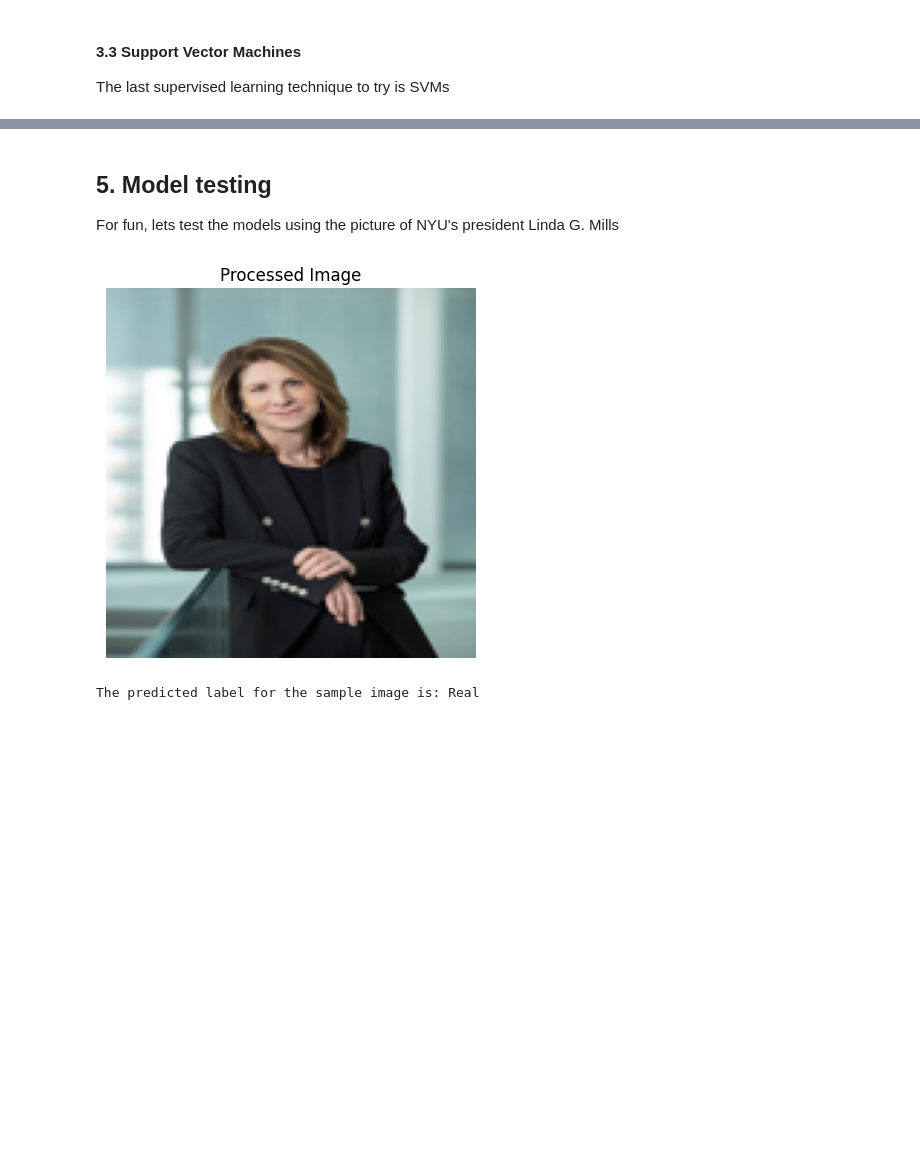
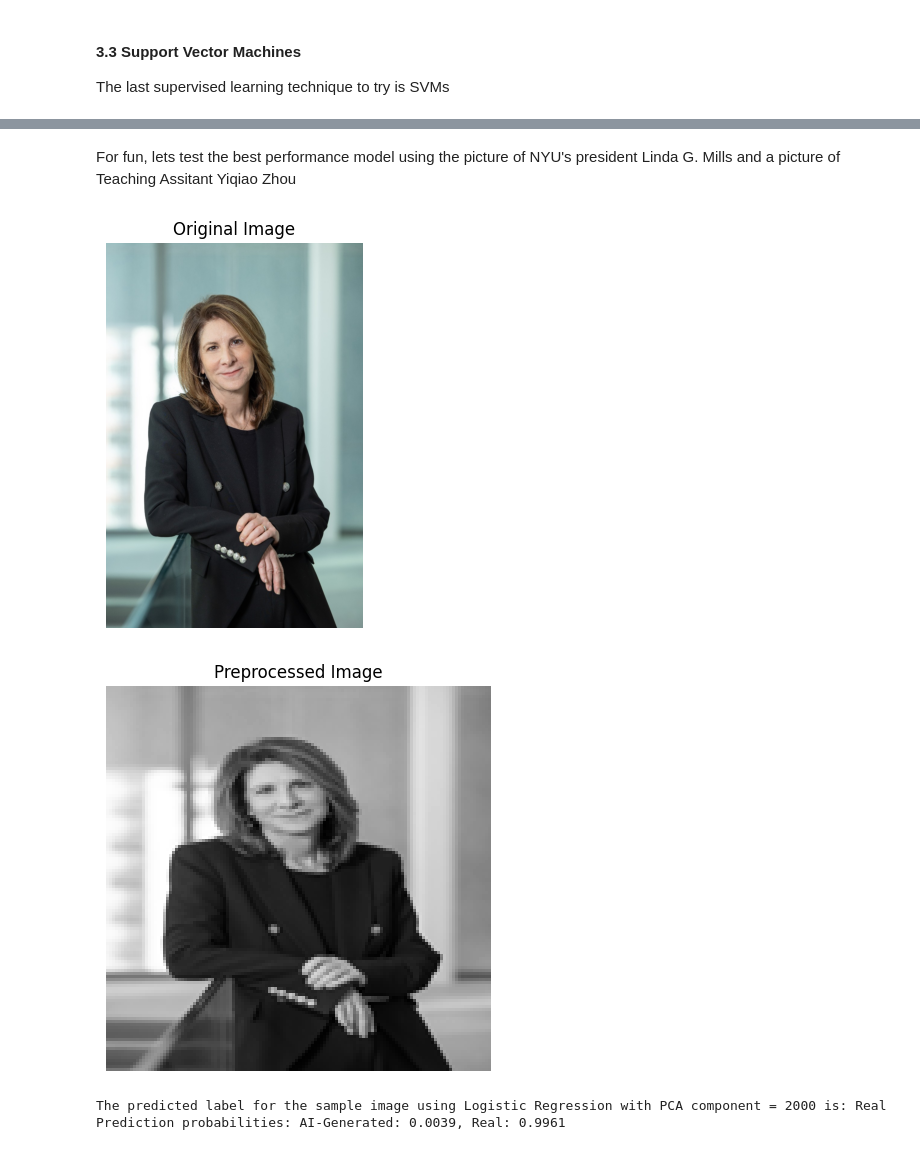
Before and after one commit to Kaiwen-Guo/AI_Face_Picture_Identifier, a Jupyter notebook: AI_Face_identifier.ipynb, the cells around one changed output, grey strips where cells are left out. Saved outputs shown, nothing was run; the diff lists cells and outputs as text; code cells hidden in the pictures; blank space fills up the shorter version.

Commit message:
Finished training and saving all models

```diff
--- a/AI_Face_identifier.ipynb
+++ b/AI_Face_identifier.ipynb
@@ -920,55 +1529,2 @@ KeyboardInterrupt:
 # %% [markdown]
-## 5. Model testing
-
-For fun, lets test the models using the picture of NYU's president Linda G. Mills
+For fun, lets test the best performance model using the picture of NYU's president Linda G. Mills and a picture of Teaching Assitant Yiqiao Zhou
-# %%
-# Function to load and preprocess a single image
-def preprocess_single_image(filepath, img_size):
-    """
-    Preprocess a single image: resize, normalize, and convert to numpy array.
-
-    filepath: Path to the image file.
-    img_size: Target size (width, height) for resizing the image.
-
-    Returns: Preprocessed image as a numpy array.
-    """
-    try:
-        img = Image.open(filepath).convert("RGB")  # Ensure RGB format
-        img = img.resize(img_size)  # Resize to target size
-        plt.imshow(img)
-        plt.title("Processed Image")
-        plt.axis("off")
-        plt.show()
-        return np.array(img) / 255.0  # Normalize pixel values
-    except Exception as e:
-        print(f"Error processing {filepath}: {e}")
-        return None
-
-# Preprocess the sample image
-SAMPLE_IMG_SIZE = (128, 128)  # Target size for resizing
-sample_image_path = "image.png"  # Update to your sample image path
-
-sample_image_processed = preprocess_single_image(sample_image_path, SAMPLE_IMG_SIZE)
-
-# Check the shape of the processed image and proceed to scaling if successful
-if sample_image_processed is not None:
-    # Flatten the image to match the input of the model
-    sample_image_flat = sample_image_processed.reshape(1, -1)
-
-    # Scale the sample image using the trained StandardScaler
-    sample_image_scaled = scaler.transform(sample_image_flat)
-
-    # Use the trained SVM model to predict the label for the sample image
-    sample_image_pred = np.sign(np.dot(sample_image_scaled, w_svm))
-
-    # Map prediction to label
-    predicted_label = "AI-Generated" if sample_image_pred[0] == -1 else "Real"
-
-    # Display the result
-    print(f"The predicted label for the sample image using SVM is: {predicted_label}")
-
-else:
-    "Failed to preprocess the sample image."
-# %% [output]
-[figure, removed]
-The predicted label for the sample image is: Real
@@ -974,0 +1571,25 @@ The predicted label for the sample image is: Real
+# %%
+# Test 1:
+sample_image_path = "image_dean.png"
+sample_img_size = (128, 128)
+
+sample_image_processed = preprocess_single_image(sample_image_path, sample_img_size, pca)
+
+# Predict using the pretrained Logistic Regression model
+if sample_image_processed is not None:
+    # Predict the probabilities and the label
+    sample_image_probabilities = logreg.predict_proba(sample_image_processed)
+    sample_image_pred = logreg.predict(sample_image_processed)
+
+    # Map prediction to label
+    predicted_label = "AI-Generated" if sample_image_pred[0] == 0 else "Real"
+
+    print(f"The predicted label for the sample image using Logistic Regression with PCA component = 2000 is: {predicted_label}")
+    print(f"Prediction probabilities: AI-Generated: {sample_image_probabilities[0][0]:.4f}, Real: {sample_image_probabilities[0][1]:.4f}")
+else:
+    print("Failed to preprocess the sample image.")
+# %% [output]
+[figure, added]
+[figure, added]
+The predicted label for the sample image using Logistic Regression with PCA component = 2000 is: Real
+Prediction probabilities: AI-Generated: 0.0039, Real: 0.9961
```
Also changed, not shown: parts of 31 cells of this notebook, 13 other files.
